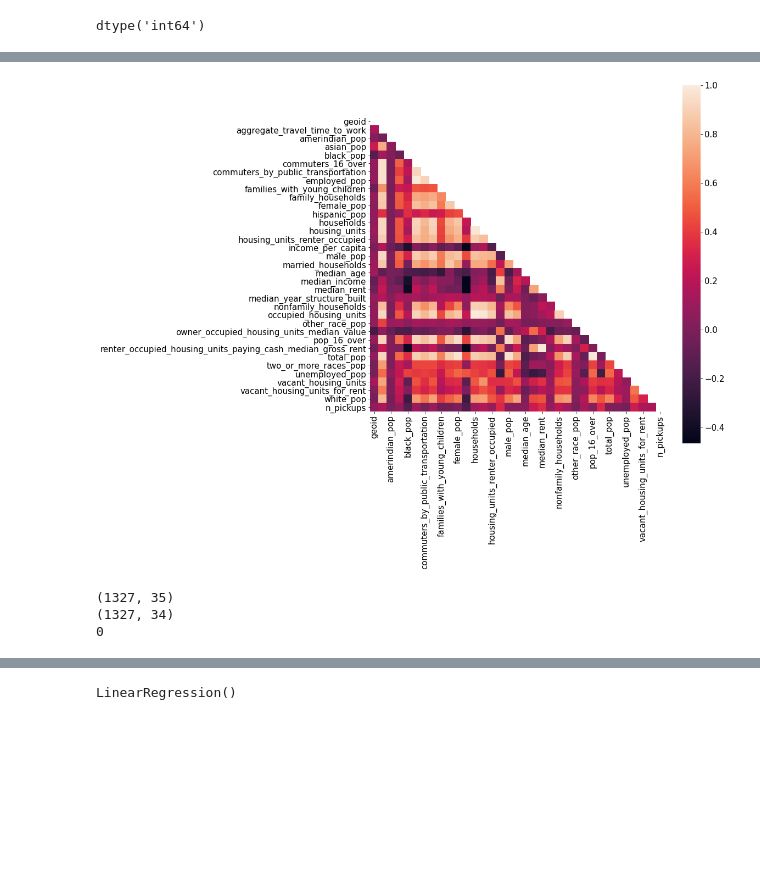
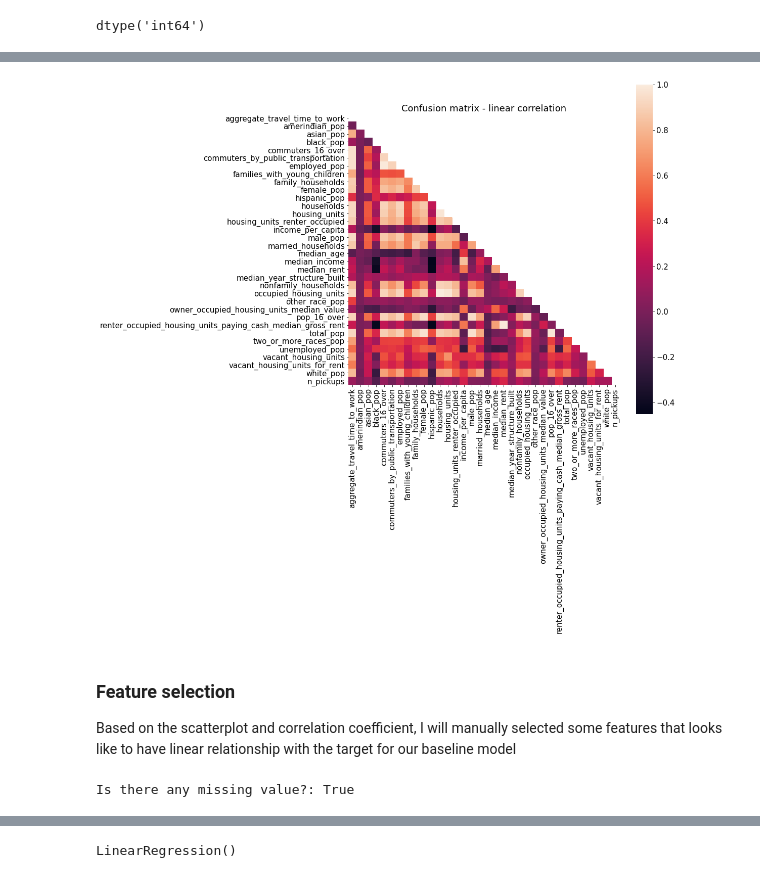
Before and after one commit to soyhyoj/CARTO-JuniorDSTest, a Jupyter notebook: notebooks/2.EDA+model.ipynb, the cells around one changed output, grey strips where cells are left out. Saved outputs shown, nothing was run; the diff lists cells and outputs as text; code cells hidden in the pictures; blank space fills up the shorter version.

```diff
--- a/notebooks/2.EDA+model.ipynb
+++ b/notebooks/2.EDA+model.ipynb
@@ -468,0 +497,3 @@ Since the target n_pickup is a continuous variable, a linear regression algorith
+# %%
+# Set 'geoid' as index
+df.set_index('geoid', inplace=True)
@@ -469,30 +516,12 @@ Since the target n_pickup is a continuous variable, a linear regression algorith
 # %%
 # Calculate correlation coefficient
 corr = df.corr()
 
 # Confusion matrix
 plt.figure(figsize=(12,12))
 matrix = np.triu(corr)
 sns.heatmap(corr, fmt='.1g', square=True, mask=matrix)
+plt.title('Confusion matrix - linear correlation')
 plt.show()
 # %% [output]
-[figure, old version]
+[figure, new version]
-# %%
-# Remove 'aggregate_travel_time_to_work' column
-# since it misses more than 90% or the rows
-print(df.shape)
-cols = [col for col in df.columns if col != 'aggregate_travel_time_to_work']
-df = df[cols]
-print(df.shape)
-
-# For the rest of the columns, impute missing data
-# using most_frequent values (simple approach for a baseline model)
-my_imputer = SimpleImputer(strategy='most_frequent')
-df = pd.DataFrame(my_imputer.fit_transform(df), columns = df.columns)
-
-# Sanity check: is there any missing values?
-print(df.isnull().any().sum())
-# %% [output]
-(1327, 35)
-(1327, 34)
-0
@@ -501,0 +528,4 @@ features = [col for col in df.columns if col != 'n_pickups']
+# %% [markdown]
+### Feature selection
+
+Based on the scatterplot and correlation coefficient, I will manually selected some features that looks like to have linear relationship with the target for our baseline model
@@ -501,0 +537,5 @@ features = [col for col in df.columns if col != 'n_pickups']
+# %%
+# Are there any missing values within the selected features?
+print(f'Is there any missing value?: {bool(df[features].isnull().any().sum())}')
+# %% [output]
+Is there any missing value?: True
```
Also changed, not shown: parts of 40 cells of this notebook.
